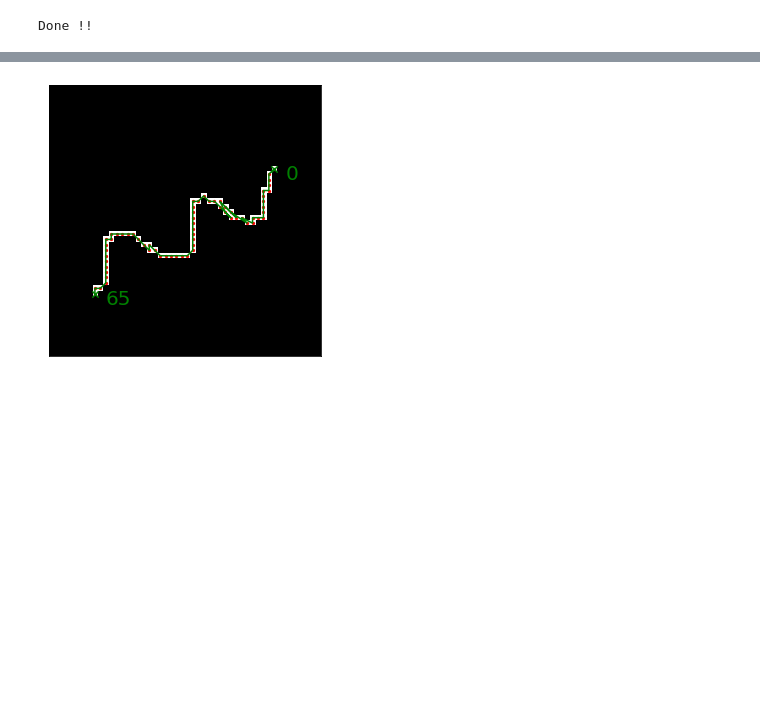
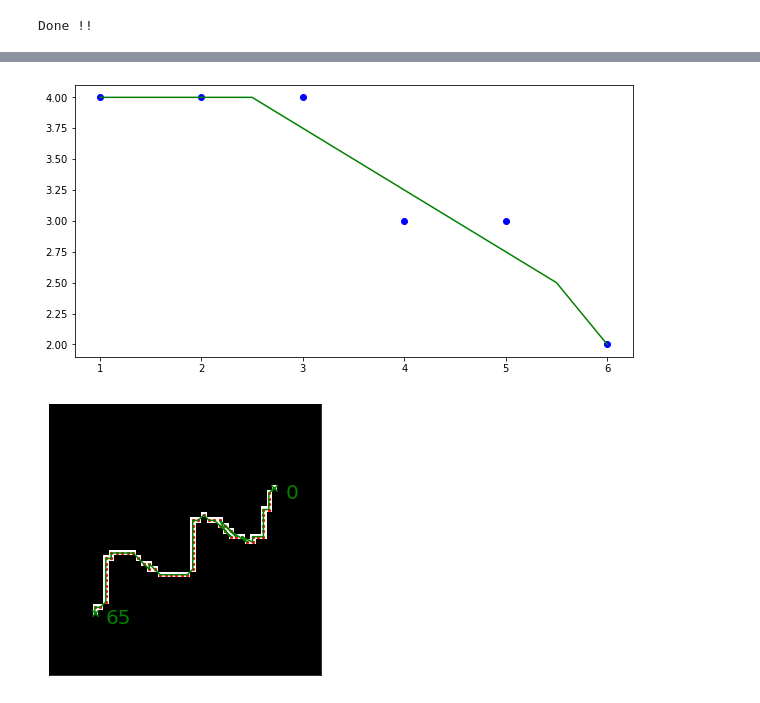
Before and after one commit to NanyangBot/task_planning, a Jupyter notebook: notebooks/drawline.ipynb, the cells around one changed output, grey strips where cells are left out. Cells and saved outputs as stored; diff of their text form; code cells hidden in the pictures; blank space fills up the shorter version.

```diff
--- a/notebooks/drawline.ipynb
+++ b/notebooks/drawline.ipynb
@@ -412,3 +356,19 @@ plotpoints(thresh2,new_pts.T,[0,len(new_pts)-1])
+# %%
+from scipy.signal import savgol_filter
+
+x = new_pts[:,0]
+y = new_pts[:,1]
+n = len(x)
+span = n//10 if n>20 else 2
+yhat = savgol_filter(y, span, 1)
+xhat = savgol_filter(x, span, 1)
+
+fig, ax = plt.subplots(1,1,figsize=(10,5))
+ax.plot(x, y, 'bo')
+ax.plot(xhat, yhat, 'g')
+plt.show()
+# %% [output]
+[figure, added]
 # %%
 # Python program for Dijkstra's single
 # source shortest path algorithm. The program is
```
Also changed, not shown: parts of 9 cells of this notebook, 1 other file.
